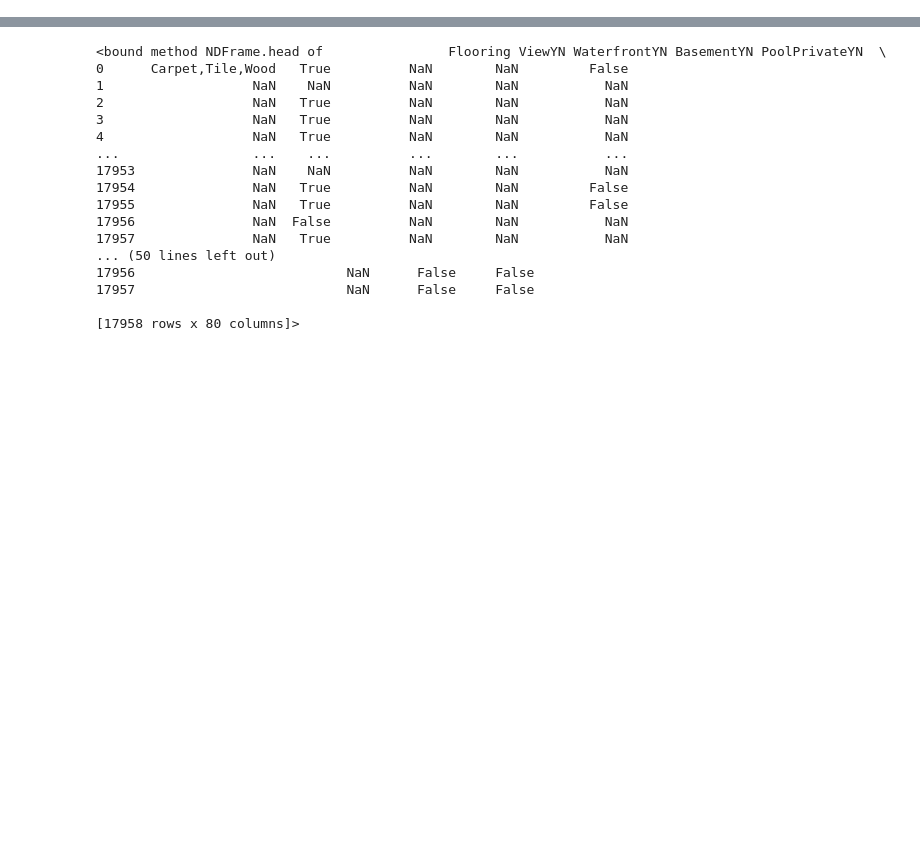
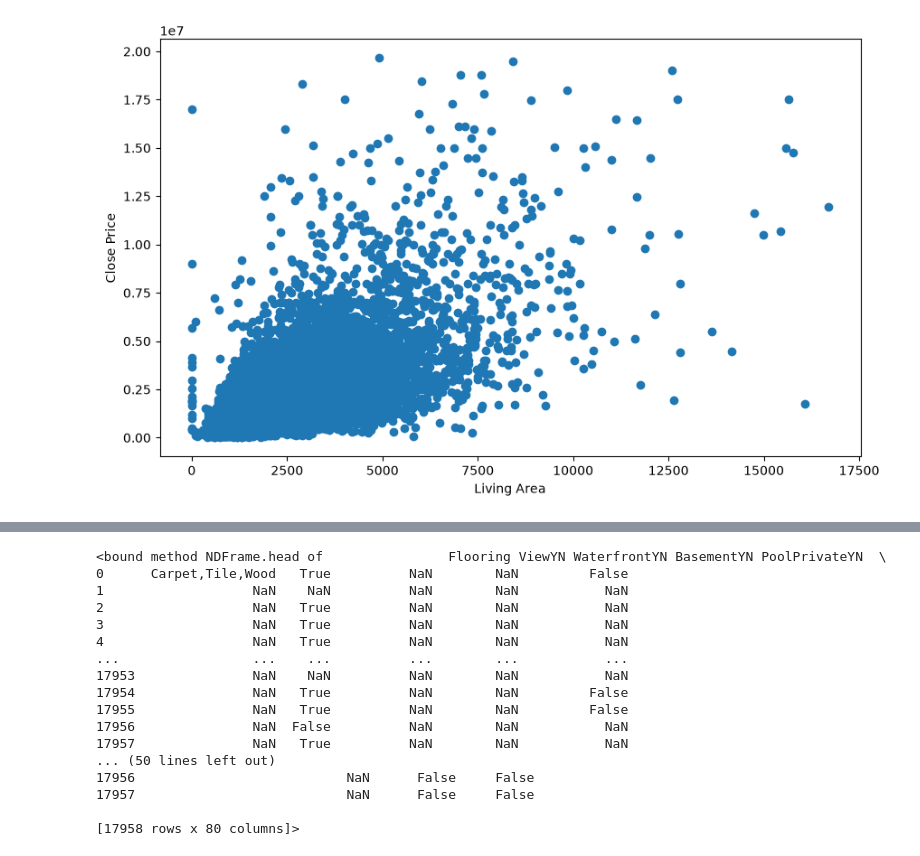
Before and after one commit to reeantran/IDX-Exchange-Data-Science, a Jupyter notebook: 01_exploration.ipynb, the cells around one changed output, grey strips where cells are left out. Cells and saved outputs as stored; diff of their text form; code cells hidden in the pictures; blank space fills up the shorter version.

Commit message:
restrictions on datasets

```diff
--- a/01_exploration.ipynb
+++ b/01_exploration.ipynb
@@ -4,0 +5,37 @@ import matplotlib.pyplot as plt
+# %%
+df1 = pd.read_csv("CRMLSSold202402.csv")
+df2 = pd.read_csv("CRMLSSold202408.csv")
+df3 = pd.read_csv("CRMLSSold202409.csv")
+df4 = pd.read_csv("CRMLSSold202410.csv")
+df5 = pd.read_csv("CRMLSSold202411.csv")
+df6 = pd.read_csv("CRMLSSold202412.csv")
+
+merged_df1 = pd.concat([df1, df2], ignore_index=True)
+merged_df2 = pd.concat([df3, df4], ignore_index=True)
+merged_df3 = pd.concat([df5, df6], ignore_index=True)
+
+merged_df_1 = pd.concat([merged_df1, merged_df2], ignore_index=True)
+df = pd.concat([merged_df_1, merged_df3], ignore_index=True)
+# %%
+restrict_df = df[
+    (df['PropertyType'] == 'Residential') &
+    (df['PropertySubType'] == 'SingleFamilyResidence') &
+    (df['ClosePrice'] < 20_000_000) &
+    (df['LivingArea'] < 20_000) &
+    (df['BathroomsTotalInteger'] < 25) &
+    (df['LotSizeSquareFeet'] < 750_000_000)
+]
+
+closePrice_df = restrict_df[['ClosePrice']]
+livingArea_df = restrict_df[['LivingArea']]
+bedrooms_df = restrict_df[['BedroomsTotal']]
+bathrooms_df = restrict_df[['BathroomsTotalInteger']]
+lotSize_df = restrict_df[['LotSizeSquareFeet']]
+# %%
+plt.figure(figsize=(10, 6))
+plt.scatter(livingArea_df, closePrice_df)
+plt.xlabel("Living Area")
+plt.ylabel("Close Price")
+plt.show()
+# %% [output]
+[figure, added]
```
Also changed, not shown: parts of 20 cells of this notebook.
